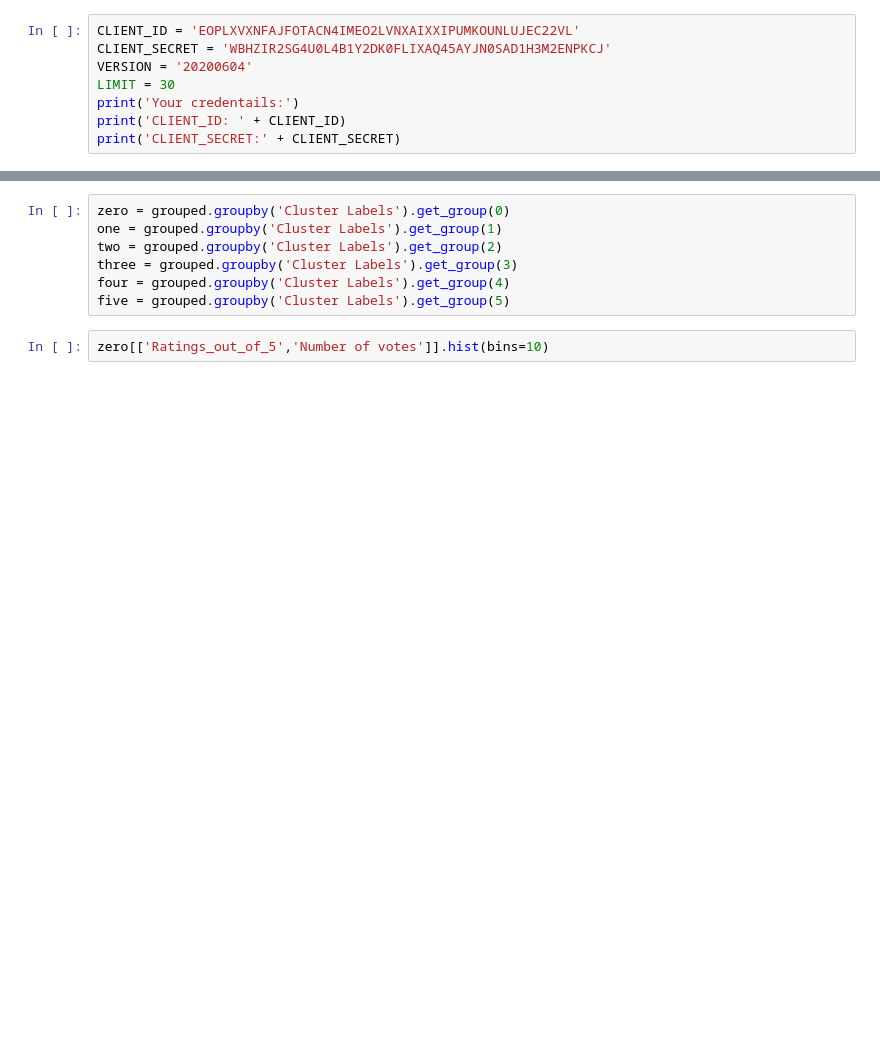
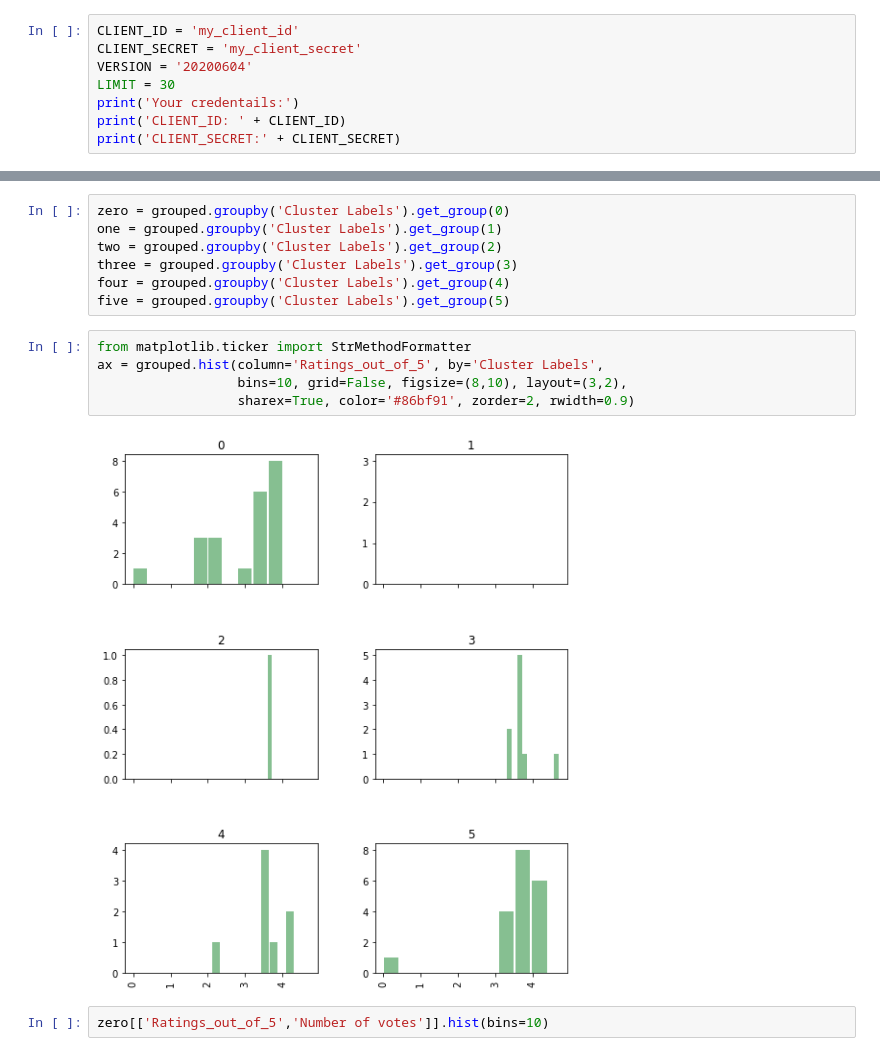
Before and after one commit to sayaliba01/The-battle-of-Neighborhoods, a Jupyter notebook: battle.ipynb, the cells around one changed output, grey strips where cells are left out. Cells and saved outputs as stored; diff of their text form; blank space fills up the shorter version.

```diff
--- a/battle.ipynb
+++ b/battle.ipynb
@@ -104,8 +104,8 @@ locality.head()
 # %% [markdown]
 ## 4. Getting information on cafes in above localities from FourSquare using API
 # %%
-CLIENT_ID = 'EOPLXVXNFAJFOTACN4IMEO2LVNXAIXXIPUMKOUNLUJEC22VL'
-CLIENT_SECRET = 'WBHZIR2SG4U0L4B1Y2DK0FLIXAQ45AYJN0SAD1H3M2ENPKCJ'
+CLIENT_ID = 'my_client_id'
+CLIENT_SECRET = 'my_client_secret'
 VERSION = '20200604'
 LIMIT = 30
 print('Your credentails:')
@@ -411,6 +410,13 @@ two = grouped.groupby('Cluster Labels').get_group(2)
 three = grouped.groupby('Cluster Labels').get_group(3)
 four = grouped.groupby('Cluster Labels').get_group(4)
 five = grouped.groupby('Cluster Labels').get_group(5)
+# %%
+from matplotlib.ticker import StrMethodFormatter
+ax = grouped.hist(column='Ratings_out_of_5', by='Cluster Labels',
+                  bins=10, grid=False, figsize=(8,10), layout=(3,2),
+                  sharex=True, color='#86bf91', zorder=2, rwidth=0.9)
+# %% [output]
+[figure, added]
 # %%
 zero[['Ratings_out_of_5','Number of votes']].hist(bins=10)
 # %% [output]
```
Also changed, not shown: parts of 1 cell of this notebook.
